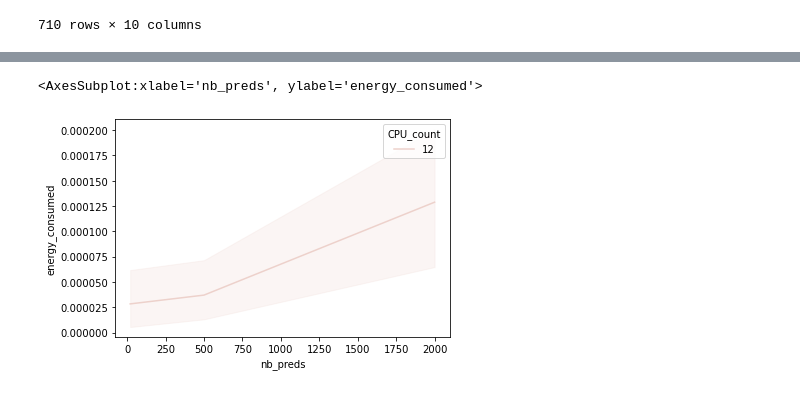
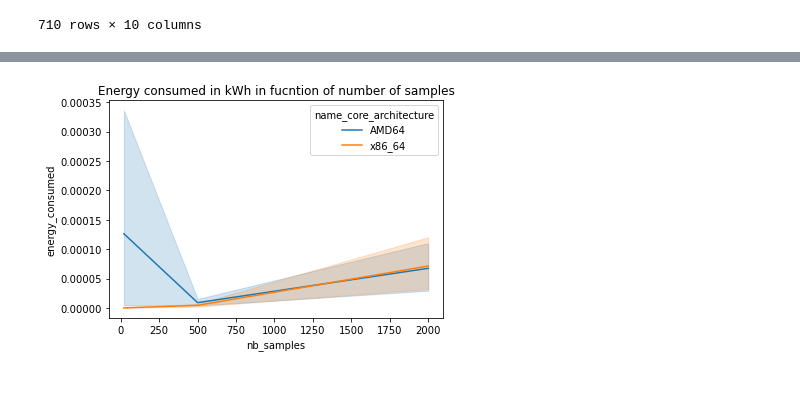
Before and after one commit to wesleymth/LauzHack-2022-energy, a Jupyter notebook: plotting_data.ipynb, the cells around one changed output, grey strips where cells are left out. Saved outputs shown, nothing was run; the diff lists cells and outputs as text; code cells hidden in the pictures.

```diff
--- a/plotting_data.ipynb
+++ b/plotting_data.ipynb
@@ -52,5 +55,0 @@ sns.lineplot(data=full_data, x="nb_preds", y="energy_consumed", hue="name_core_a
-# %%
-sns.lineplot(data=full_data, x="nb_preds", y="energy_consumed", hue="CPU_count")
-# %% [output]
-<AxesSubplot:xlabel='nb_preds', ylabel='energy_consumed'>
-[figure, removed]
@@ -59,3 +56,9 @@ sns.lineplot(data=full_data, x="nb_preds", y="energy_consumed", hue="name_core_a
+# %%
+sns.lineplot(data=full_data, x="nb_samples", y="energy_consumed", hue="name_core_architecture")
+plt.title("Energy consumed in kWh in fucntion of number of samples")
+plt.savefig(join("data", "img", "4.png"), dpi=200)
+# %% [output]
+[figure, added]
 # %%
 fig = px.scatter_3d(full_data, x='nb_samples', y='nb_preds', z='energy_consumed',
               color='name_model')
```
Also changed, not shown: parts of 7 cells of this notebook, 5 other files.
